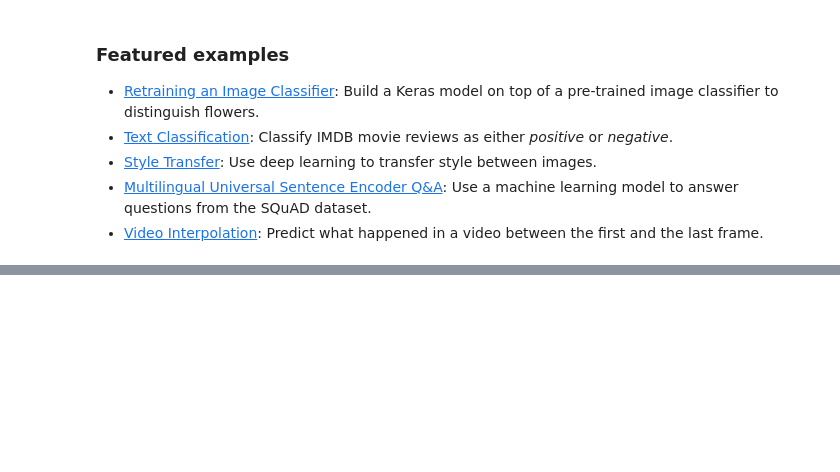
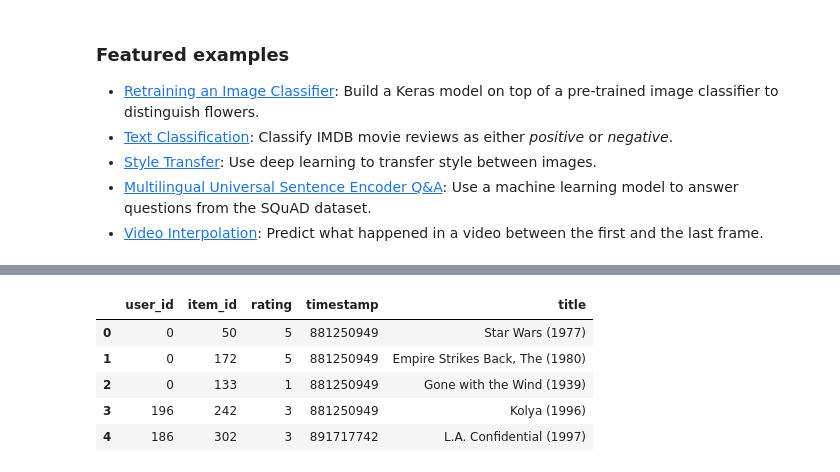
Before and after one commit to Abhiii52/Rollaball, a Jupyter notebook: Welcome_To_Colab.ipynb, the cells around one changed output, grey strips where cells are left out. Drawn from its saved outputs; the diff is of its cells as text; code cells hidden in the pictures; blank space fills up the shorter version.

```diff
--- a/Welcome_To_Colab.ipynb
+++ b/Welcome_To_Colab.ipynb
@@ -186,0 +212,4 @@ These are a few of the notebooks from Google's online Machine Learning course. S
+# %%
+columns_names=['user_id','item_id','rating','timestamp']
+df = pd.read_csv('dataset.csv', sep = '\t',names = columns_names)
+df.head()
@@ -186,0 +223,3 @@ These are a few of the notebooks from Google's online Machine Learning course. S
+# %%
+movie_titles = pd.read_csv('movieIdTitles.csv')
+movie_titles.head()
@@ -186,0 +233,10 @@ These are a few of the notebooks from Google's online Machine Learning course. S
+# %%
+df = pd.merge(df, movie_titles, on = 'item_id')
+df.head()
+# %% [output]
+|  | user_id | item_id | rating | timestamp | title |
+| 0 | 0 | 50 | 5 | 881250949 | Star Wars (1977) |
+| 1 | 0 | 172 | 5 | 881250949 | Empire Strikes Back, The (1980) |
+| 2 | 0 | 133 | 1 | 881250949 | Gone with the Wind (1939) |
+| 3 | 196 | 242 | 3 | 881250949 | Kolya (1996) |
+| 4 | 186 | 302 | 3 | 891717742 | L.A. Confidential (1997) |
```
Also changed, not shown: parts of 10 cells of this notebook.
